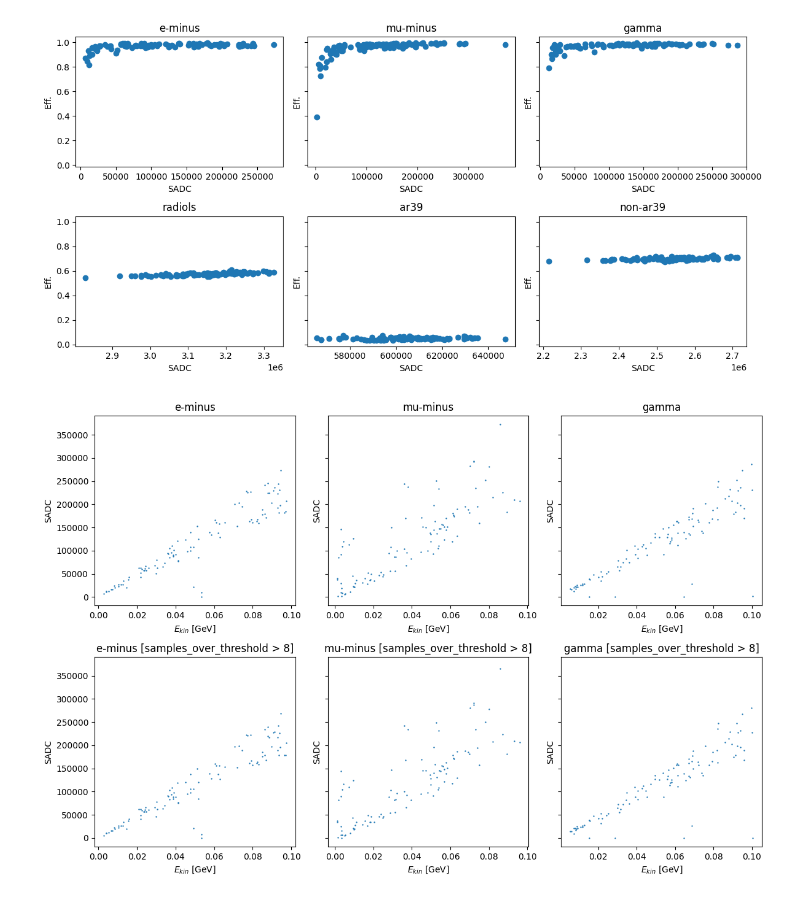
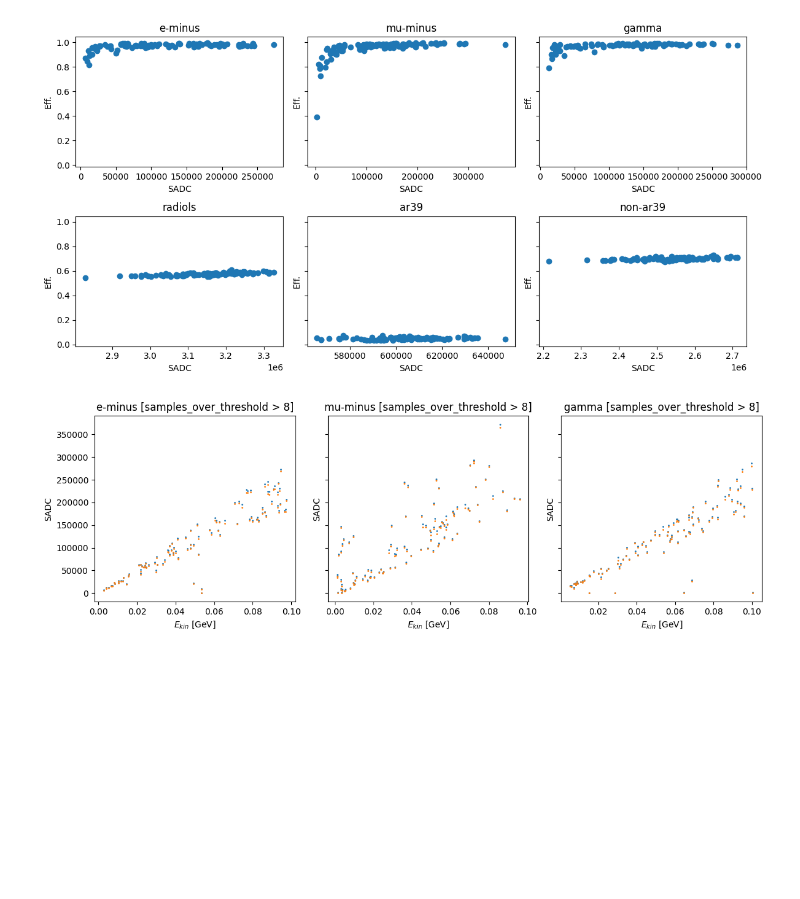
Before and after one commit to alessandrothea/tpvalidator, a Jupyter notebook: notebooks/mcprod/VDBackgroundRates.ipynb, the cells around one changed output. Drawn from its saved outputs; the diff is of its cells as text; code cells hidden in the pictures; blank space fills up the shorter version.

```diff
--- a/notebooks/mcprod/VDBackgroundRates.ipynb
+++ b/notebooks/mcprod/VDBackgroundRates.ipynb
@@ -378,8 +604,8 @@ print(make_vd_rates_table_2(OrderedDict(rad_tps_by_gen), 100, 'samples_over_thre
 # TP properties in signal samples
 # %%
 
-dataset_sel = {
-    n: snn.TPSignalNoisePreSelection(df.tps.query(safe_samples_cut)) for n, df in datasets.items()
+dataset_psel = {
+    n: snn.TPSignalNoiseSelector(df.tps) for n, df in datasets.items()
 }
 # %%
 fix, ax = plt.subplots(figsize=(8,8))
@@ -624,6 +803,6 @@ print(make_rates_table(datasets, f'bt_is_signal == 1 & {safe_samples_cut}', ro_w
 # %%
-# Copy dataset_sel and add ar39 and non-ar39 rads
-dss = dataset_sel.copy()
+# Copy dataset_psel and add ar39 and non-ar39 rads
+dss = dataset_psel.copy()
 dss['ar39'] = dss['radiols'].query('bt_generator_name == "Ar39GenInLAr"')
 dss['non-ar39'] = dss['radiols'].query('bt_generator_name != "Ar39GenInLAr"')
 
@@ -636,7 +815,7 @@ v=2
 
 def plot_ratio_ekin(ax, sample):
 
-    ds = dataset_sel[sample]
+    ds = dataset_psel[sample]
     sum_adc_total = (ds.all_by_view[v].groupby(['event']).adc_integral.sum())
     sum_adc_filtered = (ds.query(cut).all_by_view[v].groupby(['event']).adc_integral.sum())
 
@@ -669,7 +848,7 @@ plot_ratio_ekin(axes[0,2],'gamma')
 #---
 ax=axes[1,0]
 sample='radiols'
-ds = dataset_sel[sample]
+ds = dataset_psel[sample]
 
 sum_adc_total = (ds.all_by_view[v].groupby(['event']).adc_integral.sum())
 y = (ds.query(cut).all_by_view[v].groupby(['event']).adc_integral.sum())
@@ -682,7 +861,7 @@ ax.set_ylabel("Eff.")
 #---
 ax=axes[1,1]
 sample='radiols'
-ds = dataset_sel[sample].query('bt_generator_name == "Ar39GenInLAr"')
+ds = dataset_psel[sample].query('bt_generator_name == "Ar39GenInLAr"')
 
 sum_adc_total = (ds.all_by_view[v].groupby(['event']).adc_integral.sum())
 y = (ds.query(cut).all_by_view[v].groupby(['event']).adc_integral.sum())
@@ -694,7 +873,7 @@ ax.set_ylabel("Eff.")
 #---
 ax=axes[1,2]
 sample='radiols'
-ds = dataset_sel[sample].query('bt_generator_name != "Ar39GenInLAr"')
+ds = dataset_psel[sample].query('bt_generator_name != "Ar39GenInLAr"')
 
 sum_adc_total = (ds.all_by_view[v].groupby(['event']).adc_integral.sum())
 y = (ds.query(cut).all_by_view[v].groupby(['event']).adc_integral.sum())
@@ -722,47 +901,47 @@ fig.tight_layout()
 [figure]
 [figure]
 # %%
-# Copy dataset_sel and add ar39 and non-ar39 rads
-dss = dataset_sel.copy()
-# dss['ar39'] = dss['radiols'].query('bt_generator_name == "Ar39GenInLAr"')
-# dss['non-ar39'] = dss['radiols'].query('bt_generator_name != "Ar39GenInLAr"')
+# Copy dataset_psel and add ar39 and non-ar39 rads
+dss = dataset_psel.copy()
+dss['ar39'] = dss['radiols'].query('bt_generator_name == "Ar39GenInLAr"')
+dss['non-ar39'] = dss['radiols'].query('bt_generator_name != "Ar39GenInLAr"')
 
 
-fig, axes = plt.subplots(2,3, figsize=(12,8), sharey=True)
+fig, axes = plt.subplots(1,3, figsize=(12,4), sharey=True,squeeze=False)
 
 sample='e-minus'
 cut='samples_over_threshold>8'
 v=2
 
 def plot_adcint_ekin(ax, sample, cut: str=None):
 
-    ds = dataset_sel[sample]
+    ds = dataset_psel[sample]
     if cut:
         ds=ds.query(cut)
     adcint_ev = (ds.all_by_view[v].groupby(['event']).adc_integral.sum())
     # print("adcint>>\n", adcint_ev)
     # print("adcint>>\n", adcint_ev.to_frame())
     # print(len(datasets[sample].mctruths))
     # print(len(datasets[sample].mctruths.event))
 
     # ek = datasets[sample].mctruths.kinetic_energy
     df = datasets[sample].mctruths[['event', 'kinetic_energy']]
     df = df.join(adcint_ev.to_frame(), on='event', how='outer').fillna(0)
     # print("c\n\n",c)
-    ax.scatter(x=df.kinetic_energy, y=df.adc_integral, s=0.5)
+    ax.scatter(x=df.kinetic_energy, y=df.adc_integral, s=1)
     ax.set_title(sample + (f' [{cut}]' if cut else ''))
     ax.set_ylabel("SADC")
     ax.set_xlabel("$E_{kin}$ [GeV]")
 
 
 plot_adcint_ekin(axes[0,0], 'e-minus')
 plot_adcint_ekin(axes[0,1], 'mu-minus')
 plot_adcint_ekin(axes[0,2], 'gamma')
 
 
-plot_adcint_ekin(axes[1,0], 'e-minus', cut='samples_over_threshold > 8')
-plot_adcint_ekin(axes[1,1], 'mu-minus', cut='samples_over_threshold > 8')
-plot_adcint_ekin(axes[1,2], 'gamma', cut='samples_over_threshold > 8')
+plot_adcint_ekin(axes[0,0], 'e-minus', cut='samples_over_threshold > 8')
+plot_adcint_ekin(axes[0,1], 'mu-minus', cut='samples_over_threshold > 8')
+plot_adcint_ekin(axes[0,2], 'gamma', cut='samples_over_threshold > 8')
 fig.tight_layout()
 # %% [output]
-[figure, old version]
+[figure, new version]
```
Also changed, not shown: parts of 43 cells of this notebook, 14 other files.
